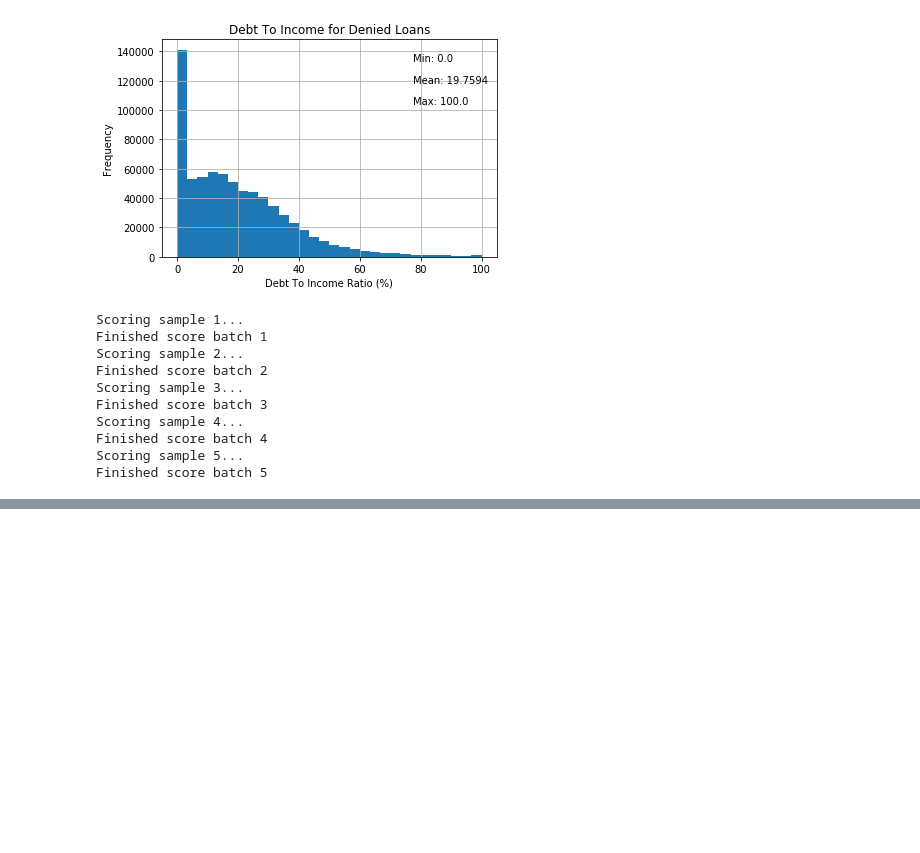
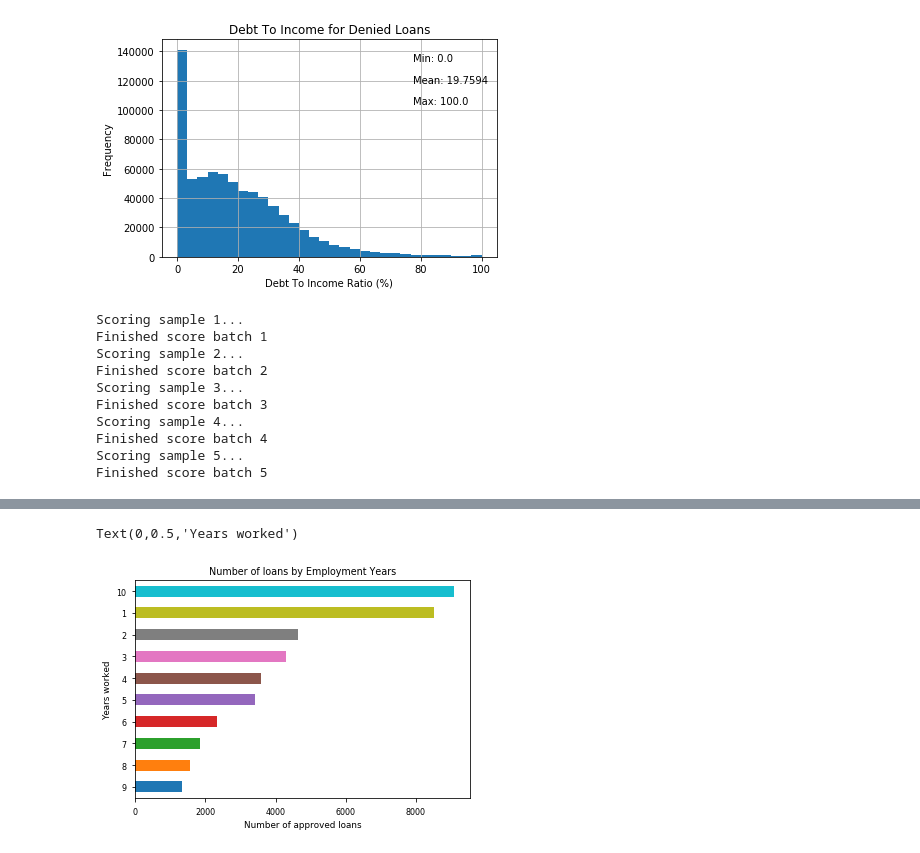
Before and after one commit to kevineato/loan_data_project, a Jupyter notebook: loan_data_project.ipynb, the cells around one changed output, grey strips where cells are left out. Saved outputs shown, nothing was run; the diff lists cells and outputs as text; code cells hidden in the pictures; blank space fills up the shorter version.

```diff
--- a/loan_data_project.ipynb
+++ b/loan_data_project.ipynb
@@ -172,0 +211,10 @@ Mean Accuracy: 0.8351 (+/- 0.0341)
+# %%
+#Number of loans by employment years
+loan['emp_length'].replace(to_replace='[^0-9]+', value='', inplace=True, regex=True)
+loan['emp_length'].value_counts().sort_values().plot(kind='barh')
+plt.title('Number of loans by Employment Years')
+plt.xlabel('Number of approved loans')
+plt.ylabel('Years worked')
+# %% [output]
+Text(0,0.5,'Years worked')
+[figure, added]
```
Also changed, not shown: parts of 22 cells of this notebook.
